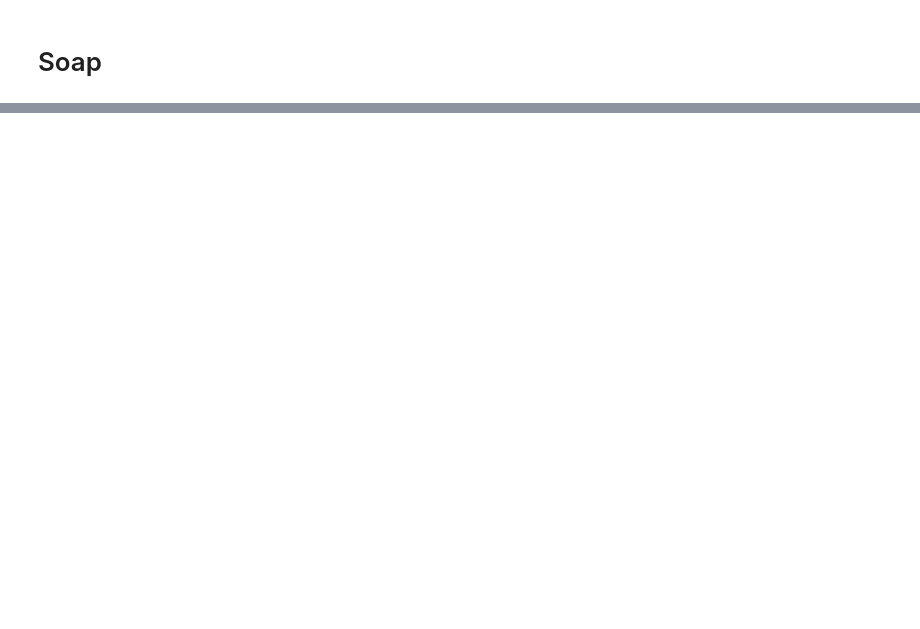
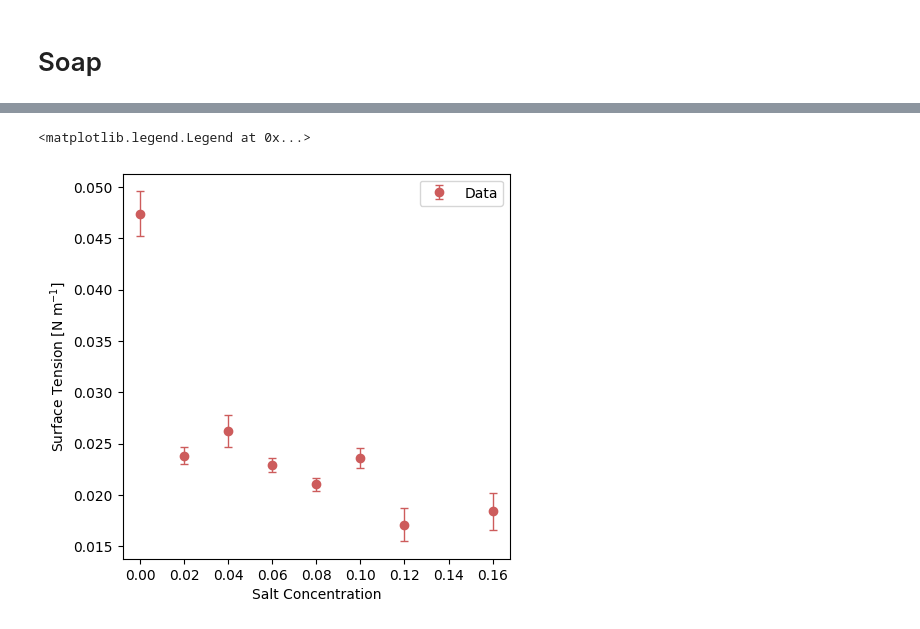
Before and after one commit to daraghhollman/UCD_4thYear_Labs, a Jupyter notebook: surfaceTension/python/Analysis.ipynb, the cells around one changed output, grey strips where cells are left out. Saved outputs shown, nothing was run; the diff lists cells and outputs as text; code cells hidden in the pictures; blank space fills up the shorter version.

```diff
--- a/surfaceTension/python/Analysis.ipynb
+++ b/surfaceTension/python/Analysis.ipynb
@@ -192,0 +235,37 @@ Text(0, 0.5, 'Surface Tension [N m$^{-1}$]')
+# %%
+saltDensity = waterDensity
+
+saltTension_250_05 = DetermineSurfaceTension(rootPath + "/salt_250_05.txt", saltDensity, showPlot=False)
+saltTension_250_10 = DetermineSurfaceTension(rootPath + "/salt_250_10.txt", saltDensity, showPlot=False)
+saltTension_250_15 = DetermineSurfaceTension(rootPath + "/salt_250_15.txt", saltDensity, showPlot=False)
+saltTension_250_20 = DetermineSurfaceTension(rootPath + "/salt_250_20.txt", saltDensity, showPlot=False)
+saltTension_250_25 = DetermineSurfaceTension(rootPath + "/salt_250_25.txt", saltDensity, showPlot=False)
+saltTension_250_30 = DetermineSurfaceTension(rootPath + "/salt_250_30.txt", saltDensity, showPlot=False)
+saltTension_250_40 = DetermineSurfaceTension(rootPath + "/salt_250_40.txt", saltDensity, showPlot=False)
+
+saltTensions = np.array([waterTension, saltTension_250_05, saltTension_250_10, saltTension_250_15, saltTension_250_20, saltTension_250_25, saltTension_250_30, saltTension_250_40])
+
+saltRatios = np.array([0, 0.02, 0.04, 0.06, 0.08, 0.10, 0.12, 0.16])
+
+# PLOTTING
+
+fig, ax = plt.subplots(figsize=(5,5))
+
+for ratio, tension in zip(saltRatios, saltTensions):
+    if ratio == soapRatios[0]:
+        label = "Data"
+    else: label = ""
+
+    ax.errorbar(ratio, tension[0], yerr=tension[1], fmt="o", color="indianred", capsize=3, linewidth=1, label=label)
+
+#xRange = np.linspace(0, 0.5, 100)
+#ax.plot(xRange, ExpCurve(xRange, expPars[0], expPars[1], expPars[2]), color="mediumturquoise", ls="--", label="Exponential Fit")
+#ax.plot(xRange[0:int(len(xRange)/3)], LinearCurve(xRange[0:int(len(xRange)/3)], firstLinearPars[0], firstLinearPars[1]), color="coral", ls="--", label="Piecewise Linear Fit")
+#ax.plot(xRange[int(len(xRange)/6):], LinearCurve(xRange[int(len(xRange)/6):], secondLinearPars[0], secondLinearPars[1]), color="coral", ls="--")
+
+ax.set_xlabel("Salt Concentration")
+ax.set_ylabel("Surface Tension [N m$^{-1}$]")
+ax.legend()
+# %% [output]
+<matplotlib.legend.Legend at 0x...>
+[figure, added]
```
Also changed, not shown: parts of 8 cells of this notebook, 5 other files.
